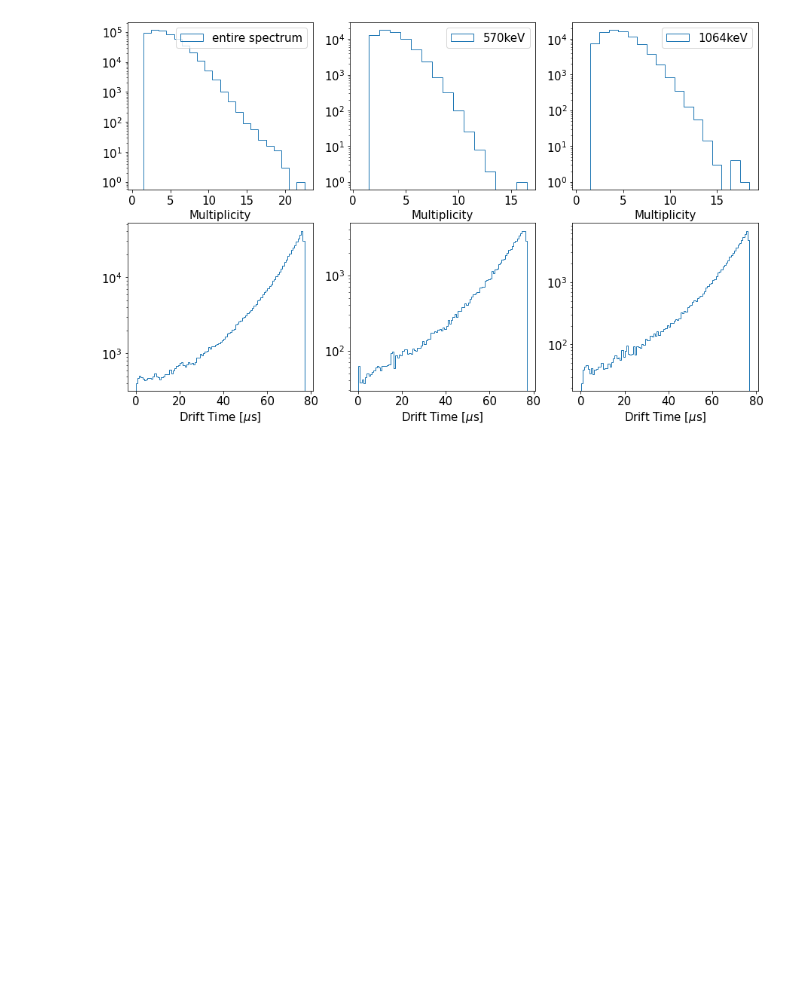
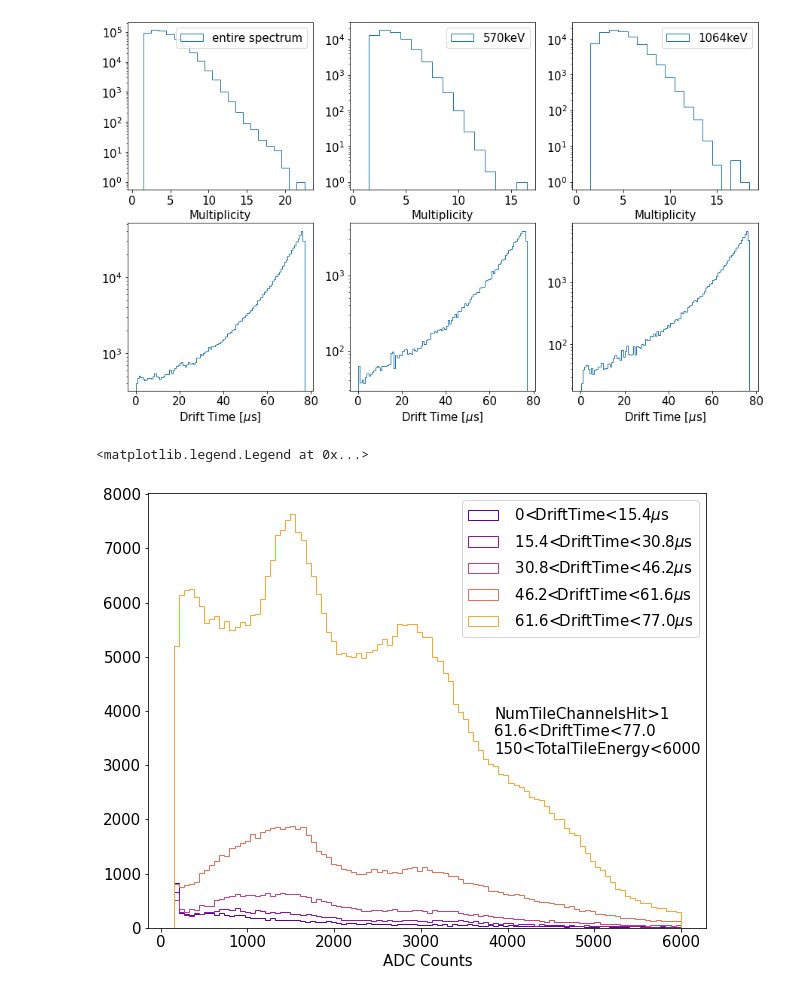
Before and after one commit to jdalmasson88/LXe_notebooks, a Jupyter notebook: channel_analysis.ipynb, the cells around one changed output. Saved outputs shown, nothing was run; the diff lists cells and outputs as text; code cells hidden in the pictures; blank space fills up the shorter version.

Commit message:
spectrum at different drift time added

```diff
--- a/channel_analysis.ipynb
+++ b/channel_analysis.ipynb
@@ -246,3 +247,25 @@ for i in range(3):
     ax[1,i].set_xlabel('Drift Time [$\mu$s]')
 # %% [output]
 [figure]
+# %%
+slices = 6
+color=cm.plasma(np.linspace(0,0.8,slices))
+cut_array = ['TotalTileEnergy>150', 'TotalTileEnergy<6000','NumTileChannelsHit>1']
+for i,rg in enumerate(np.linspace(0,77,slices)):
+    bins = 100
+    if i == 0:
+        rg_0 = 0
+        continue
+    cut_array1 = cut_array[:3] + ['DriftTime>{}'.format(rg_0), 'DriftTime<{}'.format(rg)]
+    cut1 = Cut(cut_array1,df,derived_dict)
+    mask1 = cut1.mask
+    data, bin_edges,_ = plt.hist(df['TotalTileEnergy'].loc[mask1],bins=bins,histtype='step',\
+                                 label='{}$\mu$s'.format(cut1.GetString().split(',')[1]),color=color[i])
+    rg_0 = rg
+
+plt.text(0.62, 0.4, cut1.GetString('\n'), transform = plt.gca().transAxes)
+plt.xlabel('ADC Counts')
+plt.legend()
+# %% [output]
+<matplotlib.legend.Legend at 0x...>
+[figure, added]
```
Also changed, not shown: parts of 1 cell of this notebook, 1 other file.
